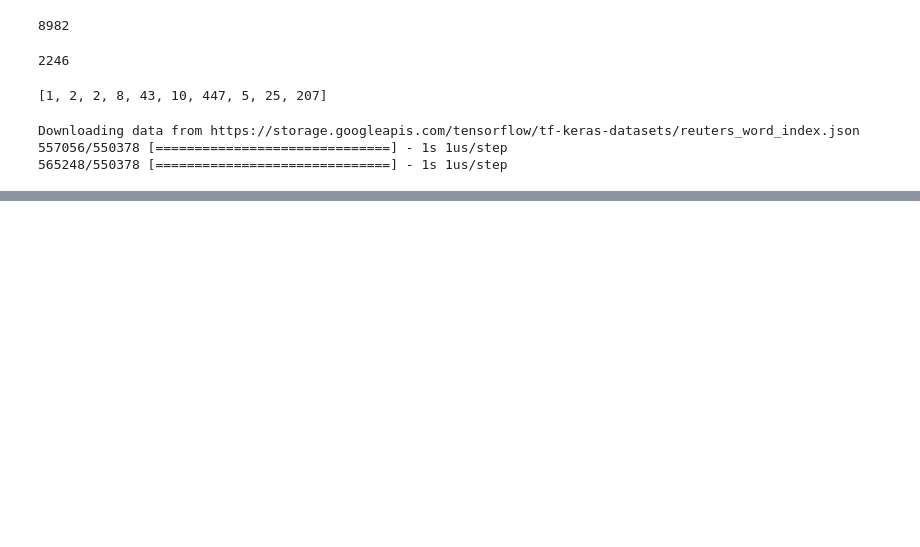
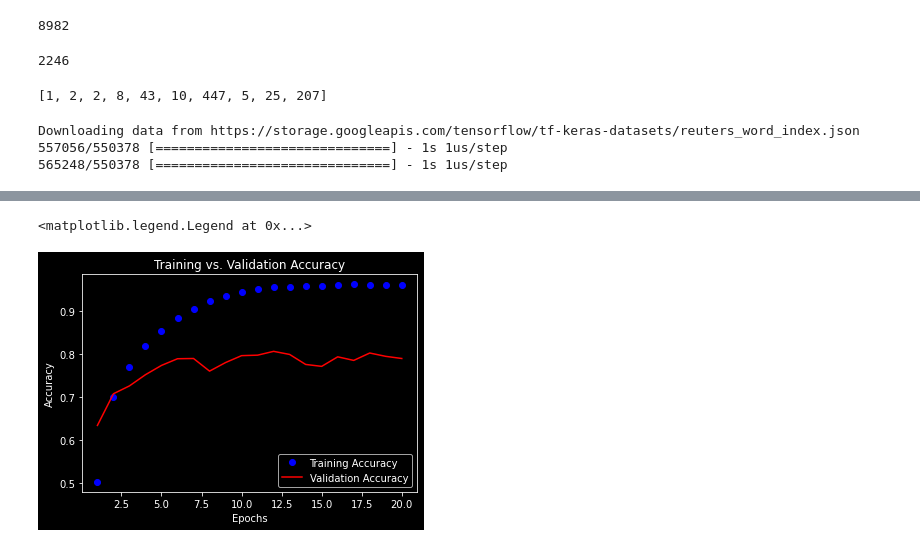
Before and after one commit to XVI-IX/Deep-Learning-Book, a Jupyter notebook: newswires.ipynb, the cells around one changed output, grey strips where cells are left out. Drawn from its saved outputs; the diff is of its cells as text; code cells hidden in the pictures; blank space fills up the shorter version.

```diff
--- a/newswires.ipynb
+++ b/newswires.ipynb
@@ -56,0 +110,15 @@ model = Sequential(
+# %%
+acc = history_dict['accuracy']
+val_acc = history_dict['val_accuracy']
+
+epochs = range(1, len(loss) + 1)
+
+plt.plot(epochs, acc, 'bo', label="Training Accuracy")
+plt.plot(epochs, val_acc, 'r', label="Validation Accuracy" )
+plt.title("Training vs. Validation Accuracy")
+plt.xlabel("Epochs")
+plt.ylabel("Accuracy")
+plt.legend()
+# %% [output]
+<matplotlib.legend.Legend at 0x...>
+[figure, added]
```
Also changed, not shown: parts of 12 cells of this notebook.
